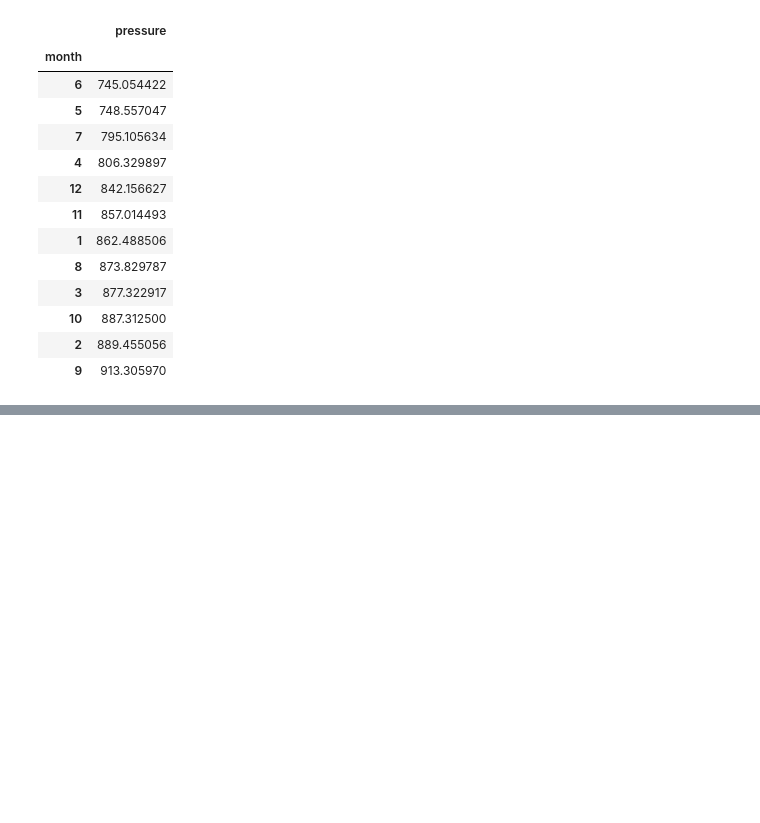
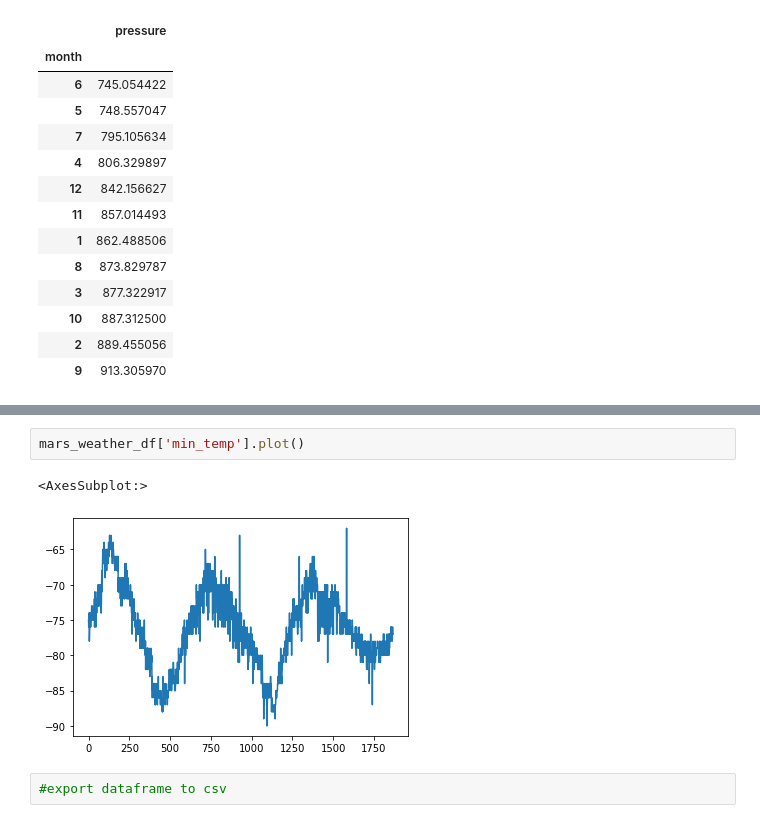
Before and after one commit to nnamdiilokah/Mission-to-Mars, a Jupyter notebook: mars_data_challenge_part_2.ipynb, the cells around one changed output, grey strips where cells are left out. Cells and saved outputs as stored; diff of their text form; blank space fills up the shorter version.

```diff
--- a/mars_data_challenge_part_2.ipynb
+++ b/mars_data_challenge_part_2.ipynb
@@ -149,0 +245,7 @@ plt.show()
+# %%
+mars_weather_df['min_temp'].plot()
+# %% [output]
+<AxesSubplot:>
+[figure, added]
+# %%
+#export dataframe to csv
```
Also changed, not shown: parts of 9 cells of this notebook.
